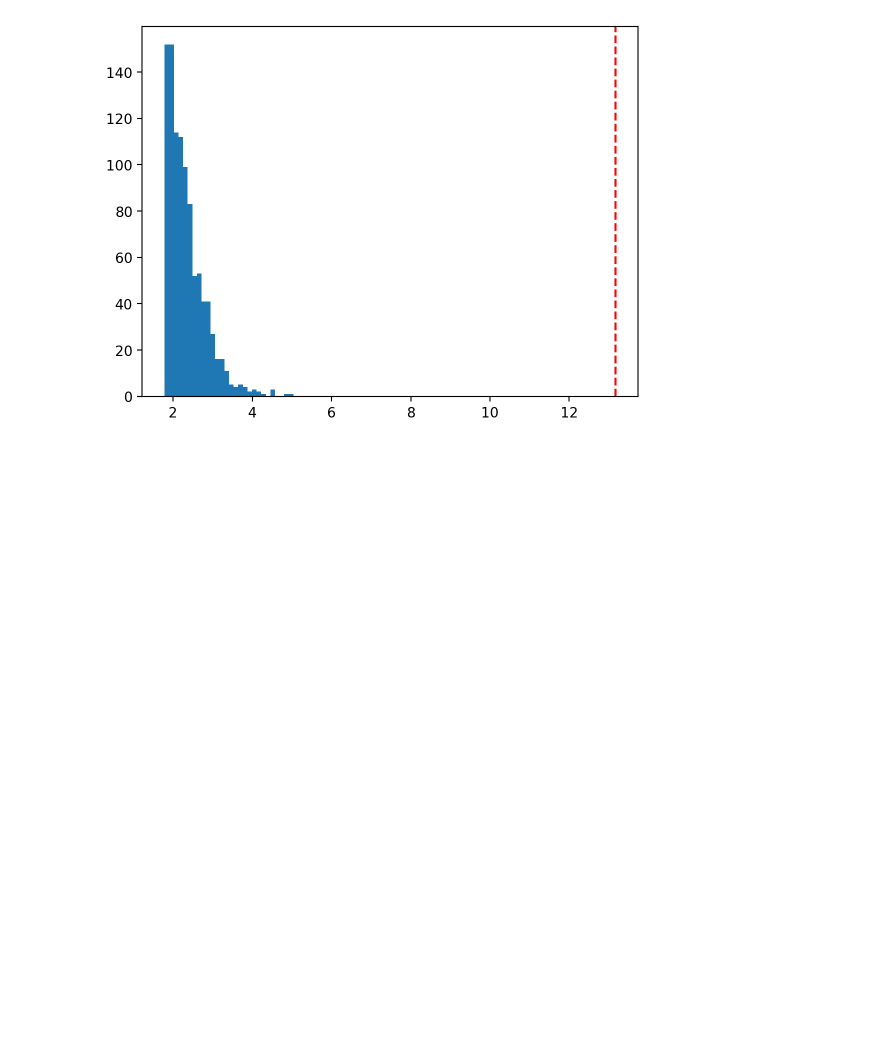
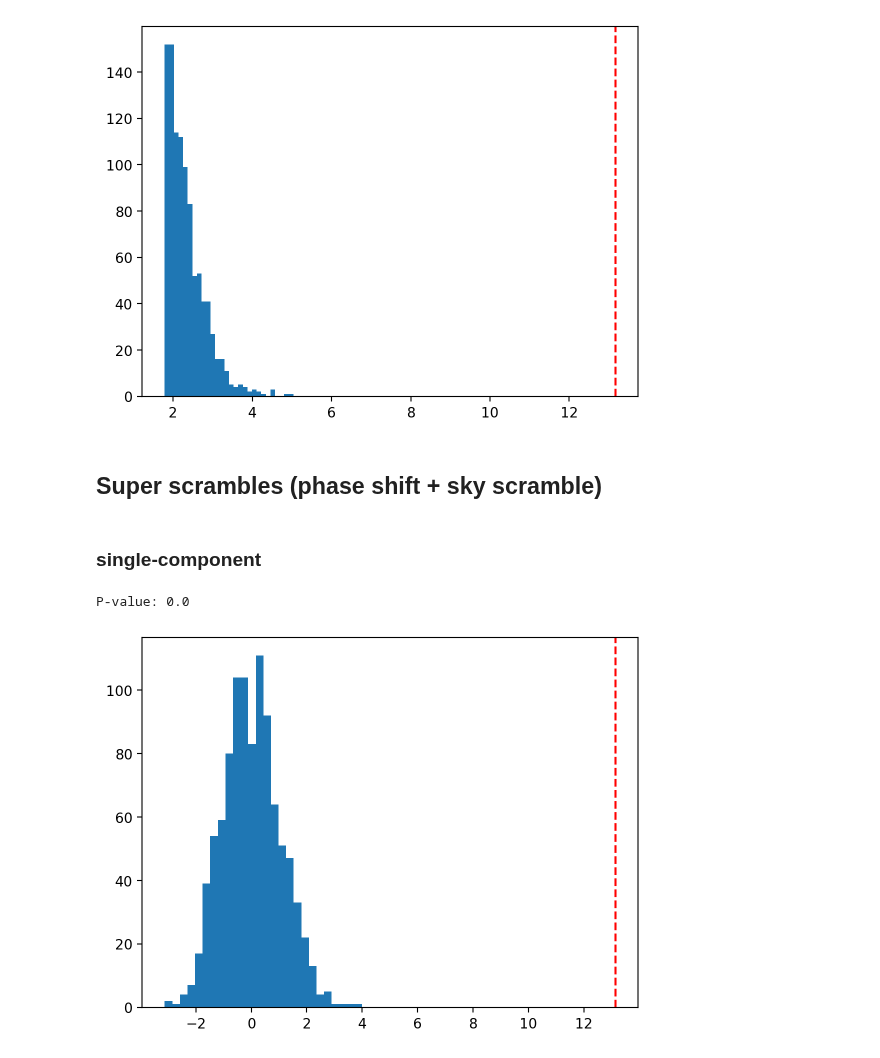
Before and after one commit to GersbachKa/defiant, a Jupyter notebook: notebooks/null_distributions.ipynb, the cells around one changed output. Saved outputs shown, nothing was run; the diff lists cells and outputs as text; code cells hidden in the pictures; blank space fills up the shorter version.

Commit message:
Added super scrambling

```diff
--- a/notebooks/null_distributions.ipynb
+++ b/notebooks/null_distributions.ipynb
@@ -277,3 +170,19 @@ print('P-value:',p)
 # %% [output]
 P-value: 0.0
 [figure]
+# %% [markdown]
+## Super scrambles (phase shift + sky scramble)
+# %% [markdown]
+### single-component
+# %%
+from defiant.null_distribution import super_scramble_OS
+
+OS_obj.set_orf(['hd'])
+p,snr,n_dist = super_scramble_OS(OS_obj, inj_params, n_scrambles=1000)
+
+plt.hist(n_dist,bins='auto');
+plt.axvline(snr, color='r', linestyle='--')
+print('P-value:',p)
+# %% [output]
+P-value: 0.0
+[figure, added]
```
Also changed, not shown: parts of 3 cells of this notebook, 1 other file.
